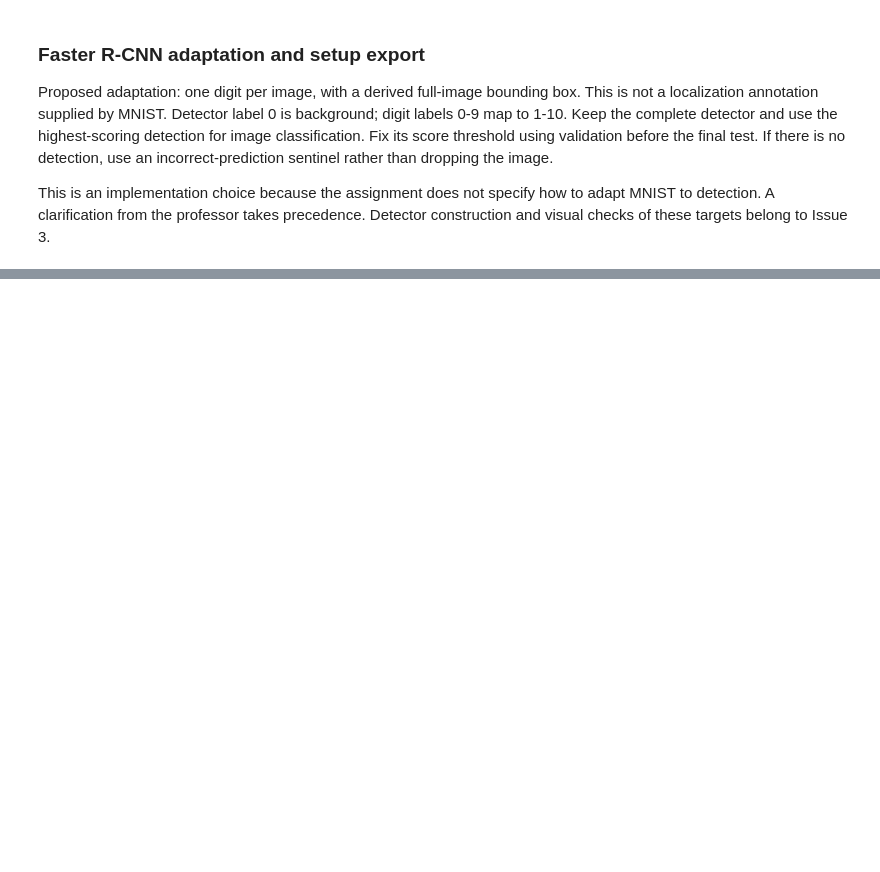
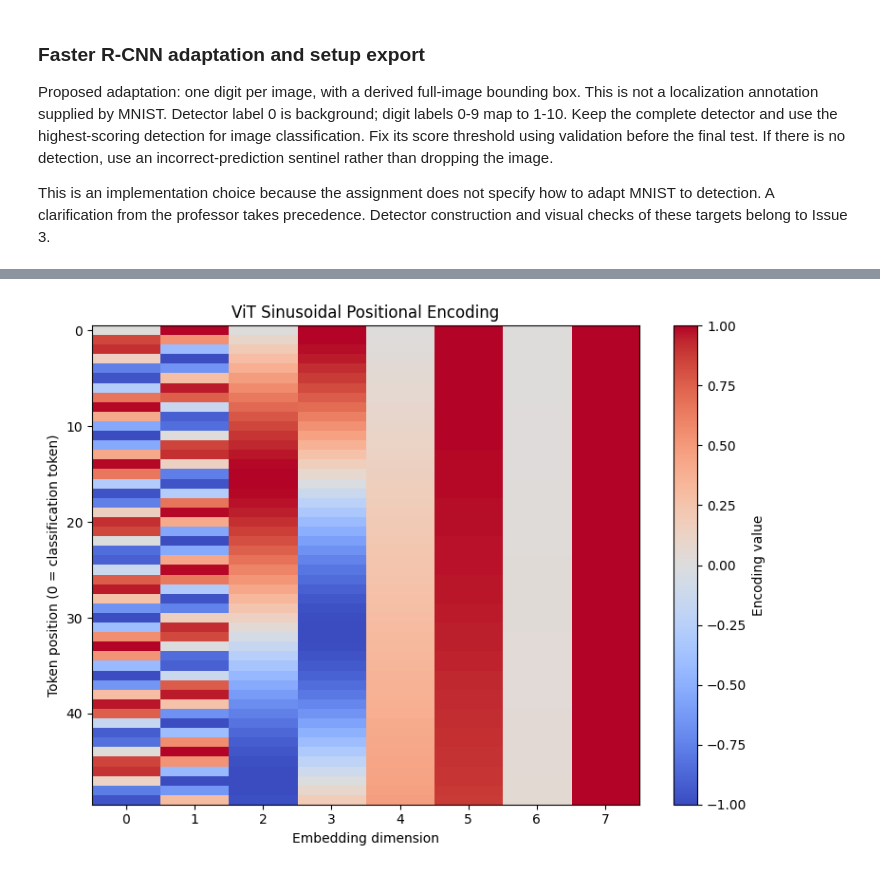
Before and after one commit to soulaimane-22/Deep-Learning-Lab2, a Jupyter notebook: notebooks/05_vit_mnist.ipynb, the cells around one changed output, grey strips where cells are left out. Cells and saved outputs as stored; diff of their text form; code cells hidden in the pictures; blank space fills up the shorter version.

```diff
--- a/notebooks/05_vit_mnist.ipynb
+++ b/notebooks/05_vit_mnist.ipynb
@@ -279,0 +568,79 @@ Build the ViT following the assigned tutorial and train without pretrained ViT w
+# %%
+def get_positional_embeddings(sequence_length, d):
+    assert sequence_length > 0
+    assert d > 0 and d % 2 == 0
+
+    positions = torch.arange(
+        sequence_length, dtype=torch.float64
+    ).unsqueeze(1)
+    dimensions = torch.arange(0, d, 2, dtype=torch.float64)
+    angles = positions / (10000 ** (dimensions / d))
+
+    embeddings = torch.empty(sequence_length, d, dtype=torch.float64)
+    embeddings[:, 0::2] = torch.sin(angles)
+    embeddings[:, 1::2] = torch.cos(angles)
+    return embeddings.float()
+
+
+vit_position_embeddings = get_positional_embeddings(
+    vit_config["sequence_length"],
+    vit_config["hidden_dim"],
+)
+
+reference_positions = torch.tensor([
+    [
+        np.sin(position / (10000 ** (dimension / vit_config["hidden_dim"])))
+        if dimension % 2 == 0
+        else np.cos(
+            position / (10000 ** ((dimension - 1) / vit_config["hidden_dim"]))
+        )
+        for dimension in range(vit_config["hidden_dim"])
+    ]
+    for position in range(vit_config["sequence_length"])
+], dtype=torch.float32)
+
+assert torch.allclose(
+    vit_position_embeddings,
+    reference_positions,
+    atol=1e-7,
+    rtol=1e-6,
+)
+assert not vit_position_embeddings.requires_grad
+assert torch.unique(vit_position_embeddings, dim=0).shape[0] == 50
+
+vit_positioned_tokens = (
+    vit_sample_tokens
+    + vit_position_embeddings.to(device).unsqueeze(0)
+)
+
+assert vit_positioned_tokens.shape == (8, 50, 8)
+assert torch.isfinite(vit_positioned_tokens).all()
+
+fig, ax = plt.subplots(figsize=(8, 6))
+heatmap = ax.imshow(
+    vit_position_embeddings.numpy(),
+    aspect="auto",
+    cmap="coolwarm",
+    vmin=-1,
+    vmax=1,
+)
+ax.set_title("ViT Sinusoidal Positional Encoding")
+ax.set_xlabel("Embedding dimension")
+ax.set_ylabel("Token position (0 = classification token)")
+ax.set_xticks(np.arange(vit_config["hidden_dim"]))
+fig.colorbar(heatmap, ax=ax, label="Encoding value")
+fig.tight_layout()
+fig.savefig(
+    PLOTS_DIR / "vit_positional_encoding.png",
+    dpi=160,
+    bbox_inches="tight",
+)
+plt.show()
+
+print("Positional encoding shape:", tuple(vit_position_embeddings.shape))
+print("First position:", vit_position_embeddings[0].tolist())
+print("Tokens after adding positions:", tuple(vit_positioned_tokens.shape))
+print("PASS: positional encoding matches the tutorial formula.")
+print("No training or test evaluation performed.")
+# %% [output]
+[figure, added]
```
Also changed, not shown: parts of 45 cells of this notebook, 8 other files.
